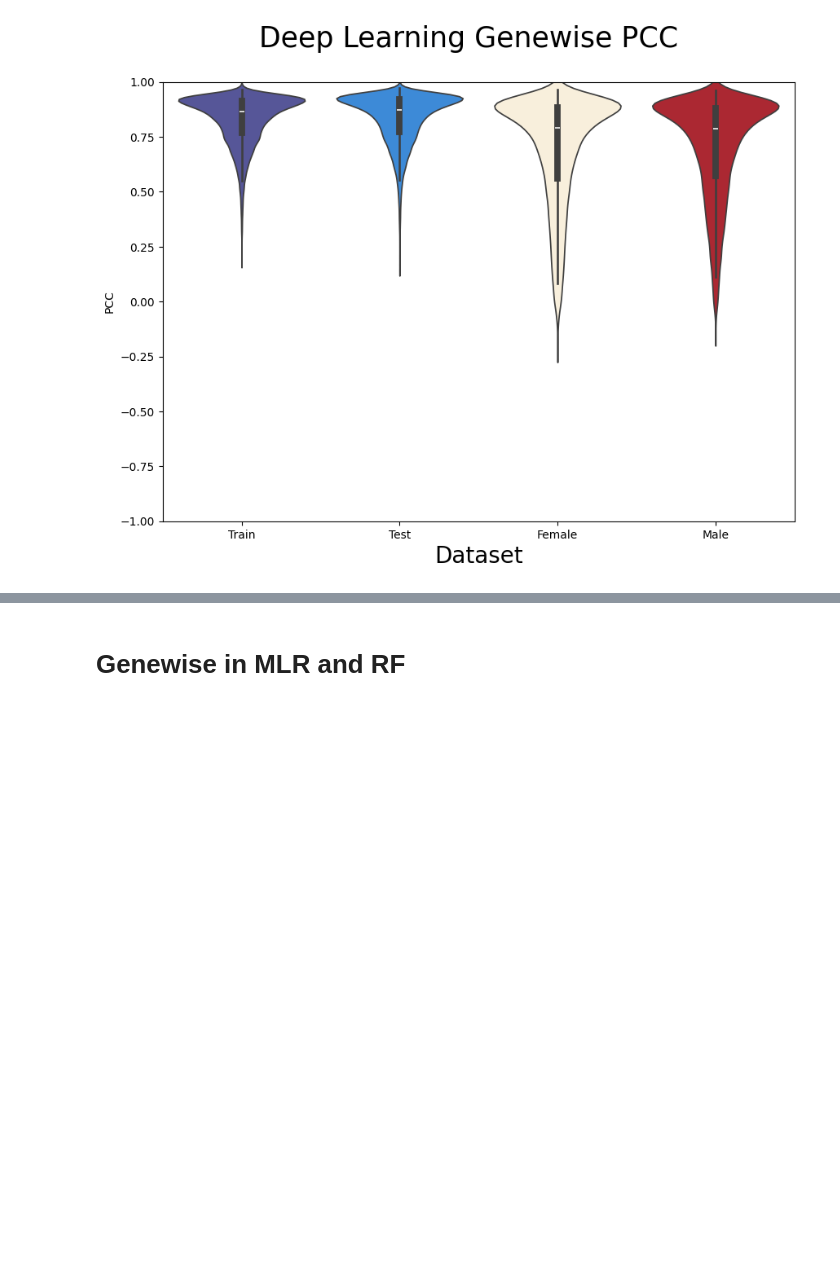
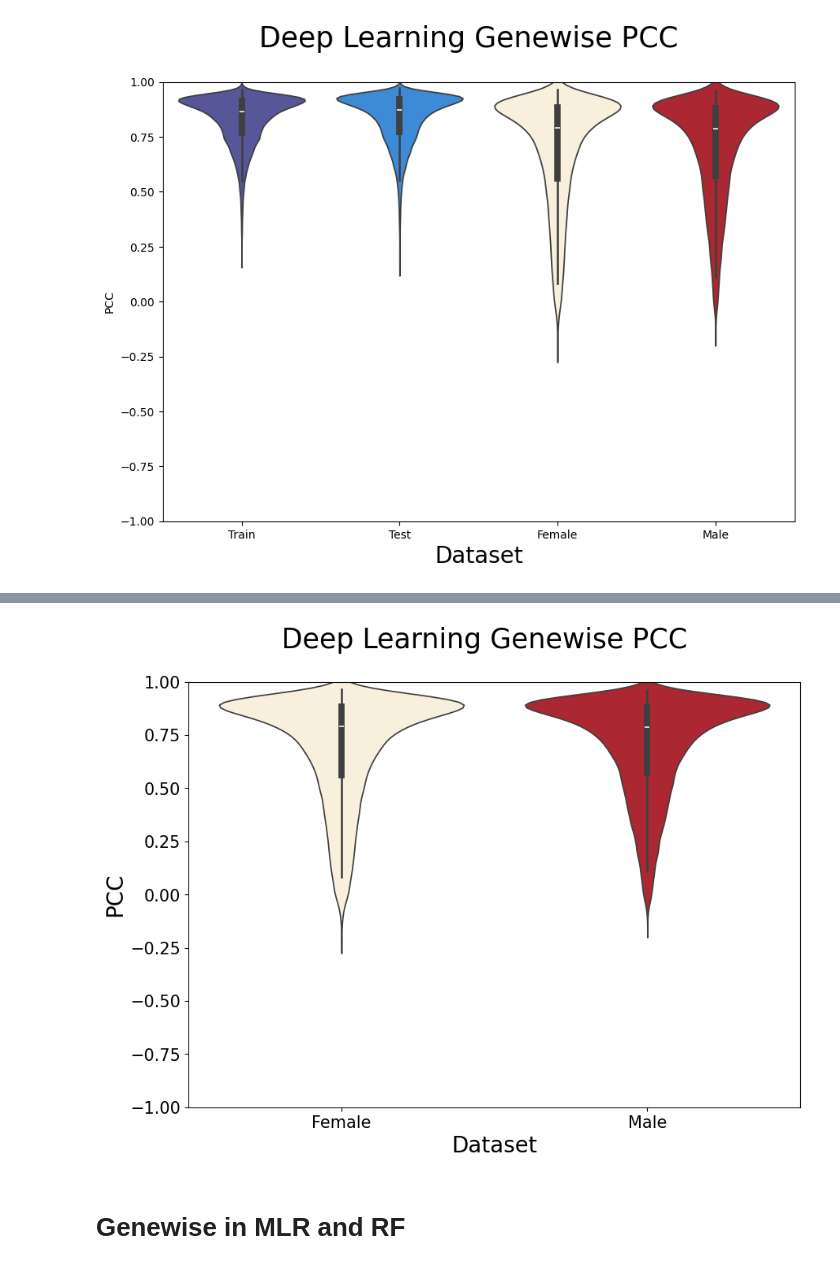
Before and after one commit to Alexander-Broadley/Zhang_lab_rotation, a Jupyter notebook: report_figures/accuracy_plots.ipynb, the cells around one changed output, grey strips where cells are left out. Drawn from its saved outputs; the diff is of its cells as text; code cells hidden in the pictures; blank space fills up the shorter version.

```diff
--- a/report_figures/accuracy_plots.ipynb
+++ b/report_figures/accuracy_plots.ipynb
@@ -44,15 +44,18 @@ def create_pearsons_violin(results_df, y_col, title, file_title, figure_root = '
 
     fig, ax = plt.subplots(figsize = (10, 7))
 
-    ax = sns.violinplot(data = results_df, x = 'dataset', y= y_col, hue = 'dataset', palette=plot_kwargs['palette'], inner = 'box')
-
+    sns.violinplot(data = results_df, x = 'dataset', y= y_col, hue = 'dataset', palette=plot_kwargs['palette'], inner = 'box', ax = ax)
+    ax.tick_params(axis='both', which='major', labelsize=15)
     if y_col == 'pearsons':
         ax.set_ylabel('Pearsons R', fontsize = 20)
     elif y_col == 'spearmans':
         ax.set_ylabel('Spearmans Rank', fontsize = 20)
+    elif y_col == 'PCC':
+        ax.set_ylabel('PCC', fontsize = 20)
     ax.set_xlabel('Dataset', fontsize = 20)
 
     plt.ylim(plot_kwargs['ylim'])
+
     fig.suptitle(title, fontsize = 25)
 
     plt.savefig(savepath, dpi = 300, bbox_inches = 'tight')
@@ -121,3 +124,7 @@ plot_frame
 create_pearsons_violin(plot_frame, y_col = 'PCC', title = 'Deep Learning Genewise PCC', file_title = 'DL_genewise_PCC', palette = palette)
 # %% [output]
 [figure]
+# %%
+# Male and Female only plot for the presentation
+plot_frame_MF = plot_frame[(plot_frame['dataset'] == 'Male') |  (plot_frame['dataset'] == 'Female')]
+plot_frame_MF
@@ -124,3 +145,7 @@ create_pearsons_violin(plot_frame, y_col = 'PCC', title = 'Deep Learning Genewis
+# %%
+create_pearsons_violin(plot_frame_MF, y_col = 'PCC', title = 'Deep Learning Genewise PCC', file_title = 'DL_genewise_PCC_MF', palette = palette)
+# %% [output]
+[figure, added]
 # %% [markdown]
 # Genewise in MLR and RF
 # %%
```
Also changed, not shown: parts of 1 cell of this notebook, 4 other files.
